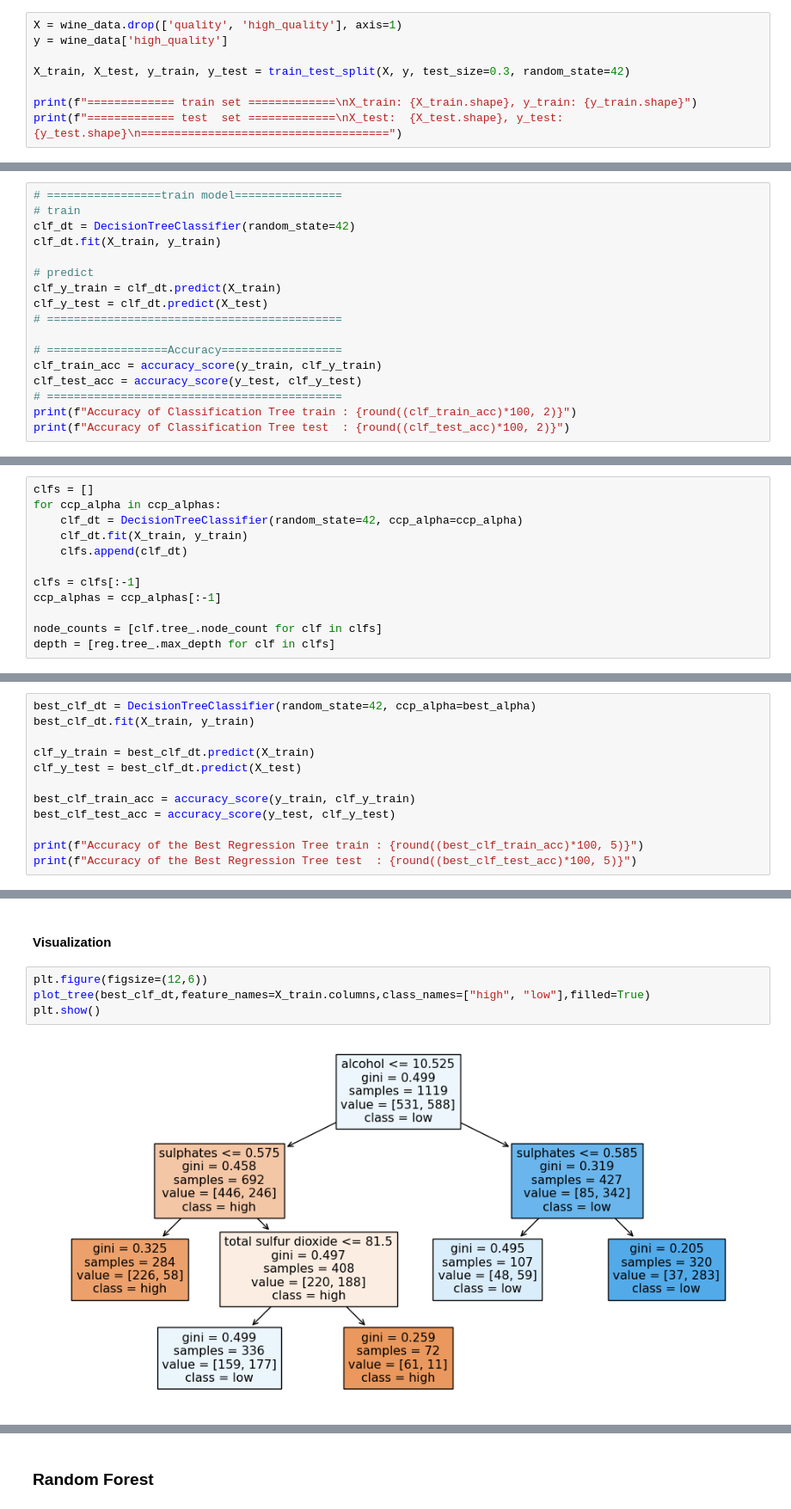
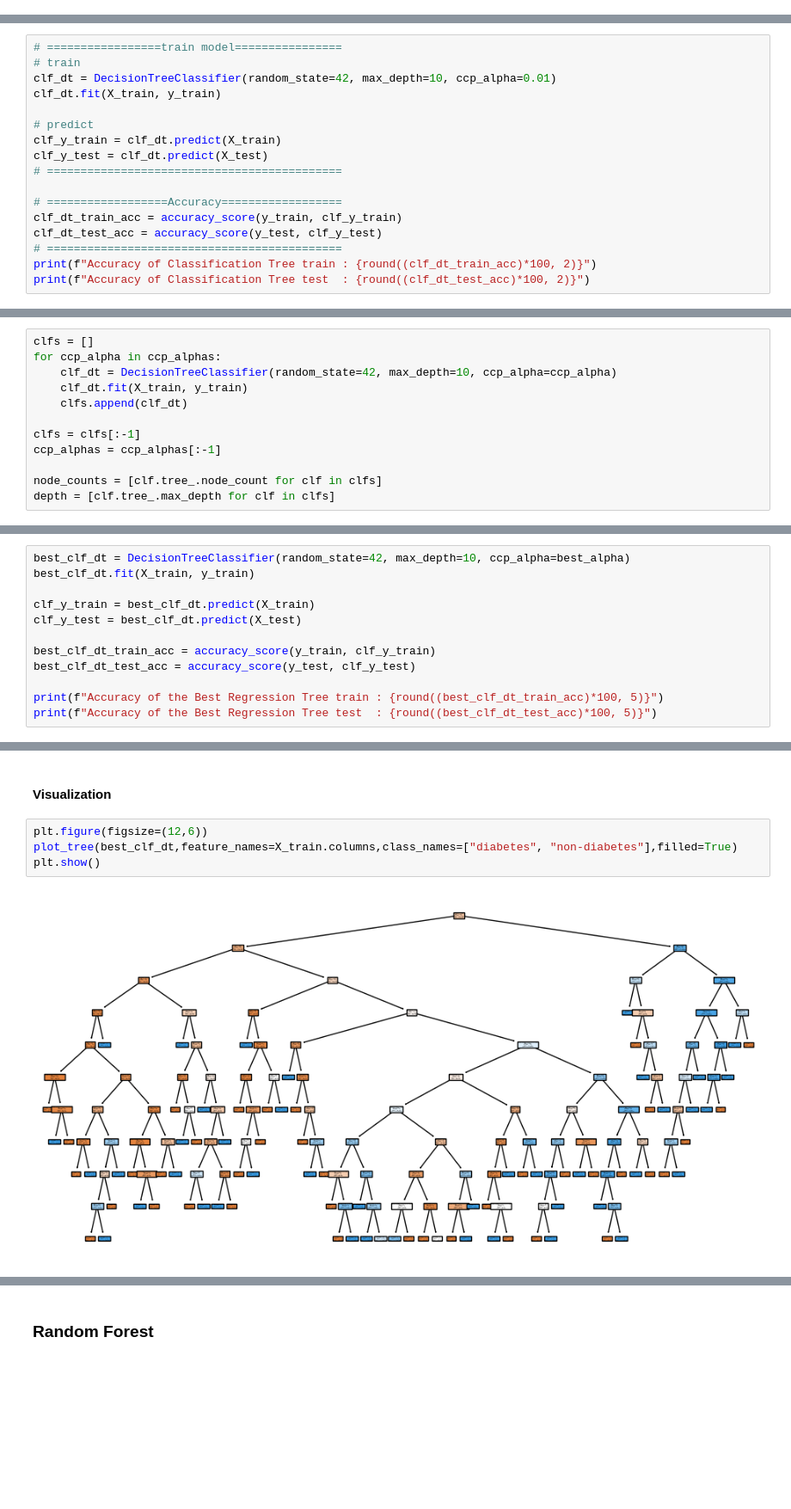
Before and after one commit to YeHoonJang/archive_for_everything, a Jupyter notebook: project_univ/pknu/machine_learning/Assignment_02/assignment_02.ipynb, the cells around one changed output, grey strips where cells are left out. Shown: that part at 86% size. Drawn from its saved outputs; the diff is of its cells as text; blank space fills up the shorter version.

```diff
--- a/project_univ/pknu/machine_learning/Assignment_02/assignment_02.ipynb
+++ b/project_univ/pknu/machine_learning/Assignment_02/assignment_02.ipynb
@@ -716,8 +107,0 @@ plt.show()
-# %%
-X = wine_data.drop(['quality', 'high_quality'], axis=1)
-y = wine_data['high_quality']
-
-X_train, X_test, y_train, y_test = train_test_split(X, y, test_size=0.3, random_state=42)
-
-print(f"============= train set =============\nX_train: {X_train.shape}, y_train: {y_train.shape}")
-print(f"============= test  set =============\nX_test:  {X_test.shape}, y_test:  {y_test.shape}\n=====================================")
@@ -822,7 +200,7 @@ Accuracy of NB test  : 74.79
 # %%
 # =================train model================
 # train
-clf_dt = DecisionTreeClassifier(random_state=42)
+clf_dt = DecisionTreeClassifier(random_state=42, max_depth=10, ccp_alpha=0.01)
 clf_dt.fit(X_train, y_train)
 
 # predict
@@ -831,9 +209,9 @@ clf_y_test = clf_dt.predict(X_test)
 # ============================================
 
 # ==================Accuracy==================
-clf_train_acc = accuracy_score(y_train, clf_y_train)
-clf_test_acc = accuracy_score(y_test, clf_y_test)
+clf_dt_train_acc = accuracy_score(y_train, clf_y_train)
+clf_dt_test_acc = accuracy_score(y_test, clf_y_test)
 # ============================================
-print(f"Accuracy of Classification Tree train : {round((clf_train_acc)*100, 2)}")
-print(f"Accuracy of Classification Tree test  : {round((clf_test_acc)*100, 2)}")
+print(f"Accuracy of Classification Tree train : {round((clf_dt_train_acc)*100, 2)}")
+print(f"Accuracy of Classification Tree test  : {round((clf_dt_test_acc)*100, 2)}")
 # %% [output]
@@ -857,7 +235,7 @@ ccp_alphas = np.abs(ccp_alphas) # 부동 소수점에 의한 음수값 없애기
 # %%
 clfs = []
 for ccp_alpha in ccp_alphas:
-    clf_dt = DecisionTreeClassifier(random_state=42, ccp_alpha=ccp_alpha)
+    clf_dt = DecisionTreeClassifier(random_state=42, max_depth=10, ccp_alpha=ccp_alpha)
     clf_dt.fit(X_train, y_train)
     clfs.append(clf_dt)
 
@@ -865,7 +243,7 @@ clfs = clfs[:-1]
 ccp_alphas = ccp_alphas[:-1]
 
 node_counts = [clf.tree_.node_count for clf in clfs]
-depth = [reg.tree_.max_depth for clf in clfs]
+depth = [clf.tree_.max_depth for clf in clfs]
 # %%
 train_acc = []
 test_acc = []
@@ -891,15 +269,15 @@ Best alpha: 0.01482
 # %% [markdown]
 #### Best Model
 # %%
-best_clf_dt = DecisionTreeClassifier(random_state=42, ccp_alpha=best_alpha)
+best_clf_dt = DecisionTreeClassifier(random_state=42, max_depth=10, ccp_alpha=best_alpha)
 best_clf_dt.fit(X_train, y_train)
 
 clf_y_train = best_clf_dt.predict(X_train)
 clf_y_test = best_clf_dt.predict(X_test)
 
-best_clf_train_acc = accuracy_score(y_train, clf_y_train)
-best_clf_test_acc = accuracy_score(y_test, clf_y_test)
+best_clf_dt_train_acc = accuracy_score(y_train, clf_y_train)
+best_clf_dt_test_acc = accuracy_score(y_test, clf_y_test)
 
-print(f"Accuracy of the Best Regression Tree train : {round((best_clf_train_acc)*100, 5)}")
-print(f"Accuracy of the Best Regression Tree test  : {round((best_clf_test_acc)*100, 5)}")
+print(f"Accuracy of the Best Regression Tree train : {round((best_clf_dt_train_acc)*100, 5)}")
+print(f"Accuracy of the Best Regression Tree test  : {round((best_clf_dt_test_acc)*100, 5)}")
 # %% [output]
@@ -909,7 +287,7 @@ Accuracy of the Best Regression Tree test  : 70.20833
 #### Visualization
 # %%
 plt.figure(figsize=(12,6))
-plot_tree(best_clf_dt,feature_names=X_train.columns,class_names=["high", "low"],filled=True)
+plot_tree(best_clf_dt,feature_names=X_train.columns,class_names=["diabetes", "non-diabetes"],filled=True)
 plt.show()
 # %% [output]
-[figure, old version]
+[figure, new version]
```
Also changed, not shown: parts of 95 cells of this notebook, 1 other file.
